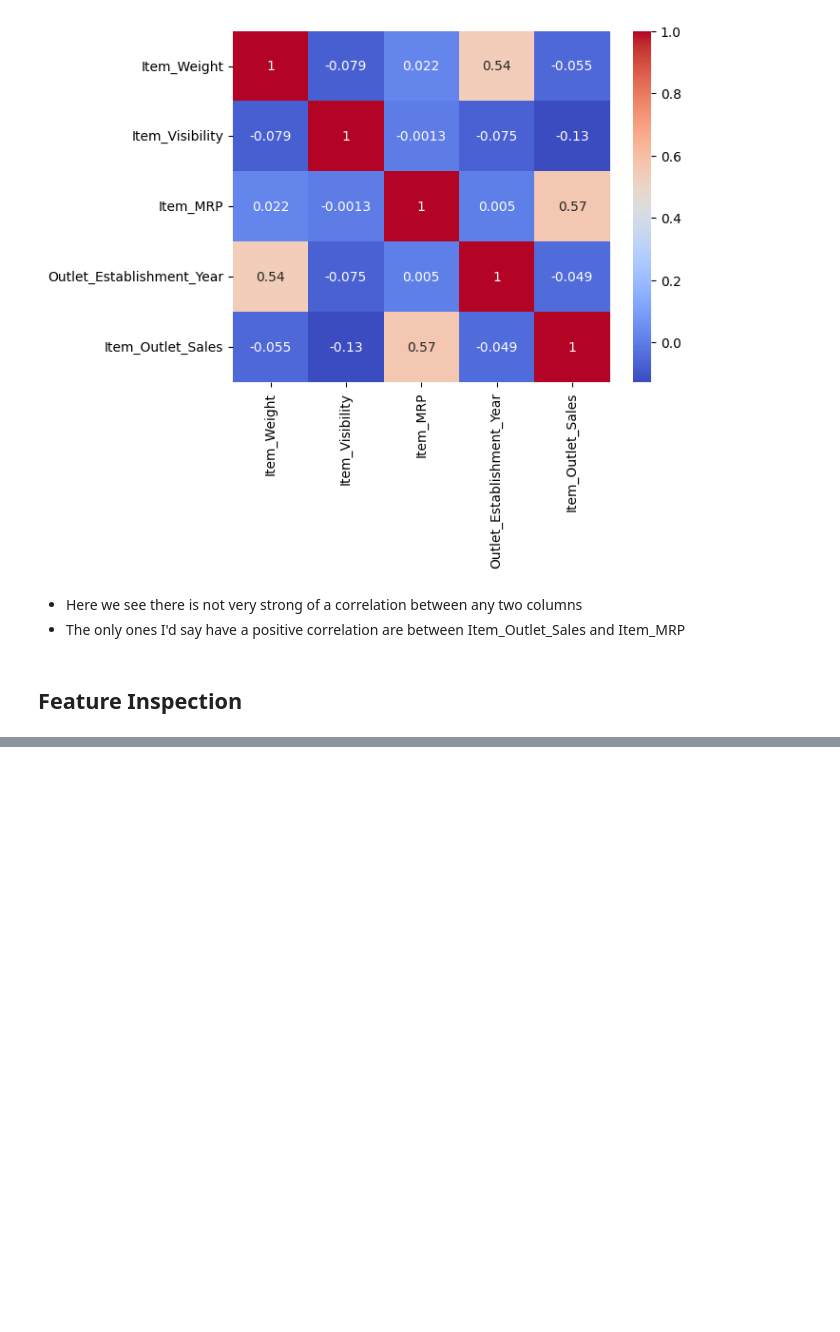
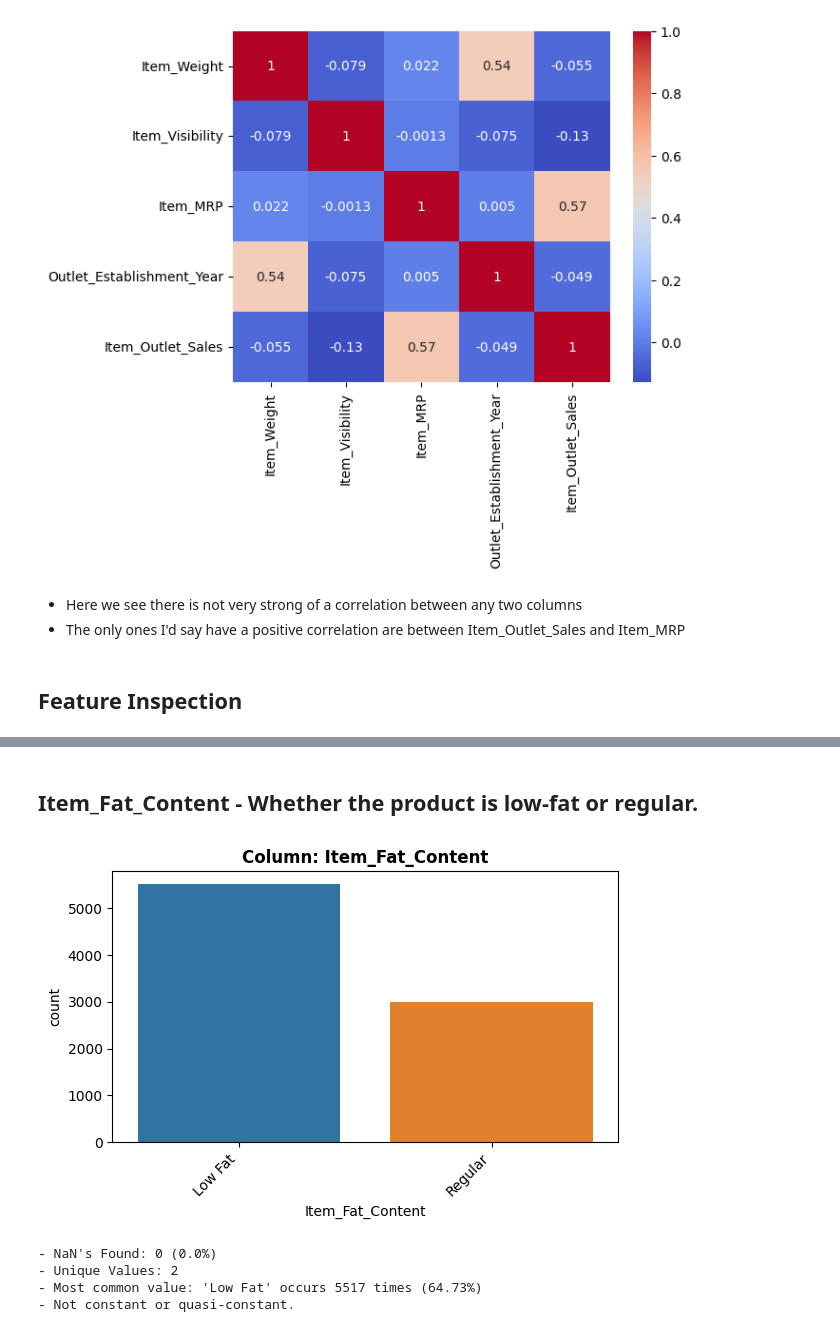
Before and after one commit to parkerholds/Prediction-of-Product-Sales, a Jupyter notebook: Prediction_of_Product_Sales.ipynb, the cells around one changed output, grey strips where cells are left out. Saved outputs shown, nothing was run; the diff lists cells and outputs as text; code cells hidden in the pictures; blank space fills up the shorter version.

```diff
--- a/Prediction_of_Product_Sales.ipynb
+++ b/Prediction_of_Product_Sales.ipynb
@@ -418,0 +524,11 @@ sns.heatmap(corr, cmap = 'coolwarm', annot=True);
+# %% [markdown]
+## Item_Fat_Content - Whether the product is low-fat or regular.
+# %%
+feature = 'Item_Fat_Content'
+explore_categorical(df,feature);
+# %% [output]
+[figure, added]
+- NaN's Found: 0 (0.0%)
+- Unique Values: 2
+- Most common value: 'Low Fat' occurs 5517 times (64.73%)
+- Not constant or quasi-constant.
```
Also changed, not shown: parts of 58 cells of this notebook.
